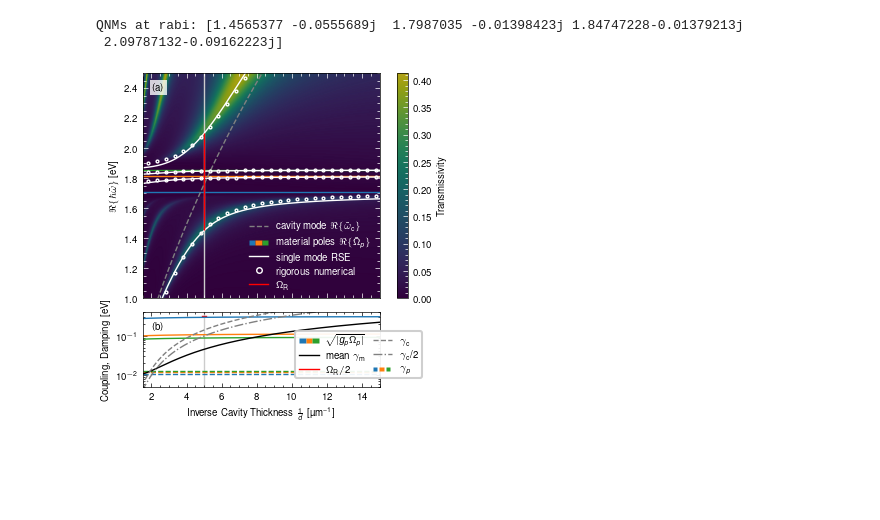
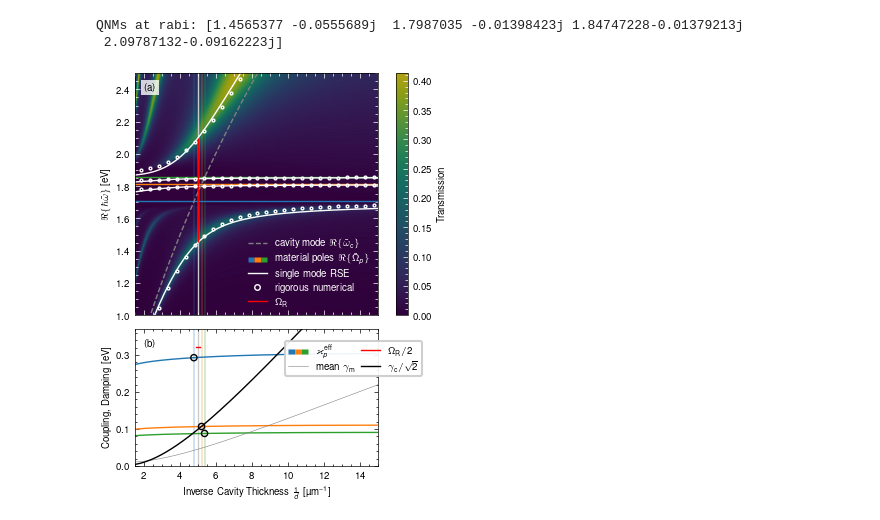
Before and after one commit to jan-david-fischbach/agsurmof, a Jupyter notebook: qnmsc/plot_figure_6.ipynb, the cells around one changed output. Drawn from its saved outputs; the diff is of its cells as text; code cells hidden in the pictures; blank space fills up the shorter version.

```diff
--- a/qnmsc/plot_figure_6.ipynb
+++ b/qnmsc/plot_figure_6.ipynb
@@ -37,6 +37,8 @@ q_rse   *= k0_to_eV
 gcoeff  *= k0_to_eV
 kcshift *= k0_to_eV
 kc      *= k0_to_eV
+# %%
+on_resonance_idx = np.argmin(np.abs(kc.real[:,None]-poles.real[None,:]), axis=0).ravel()
 # %%
 X_rse = thickness_surmof*1e6
 # %%
@@ -58,14 +60,15 @@ from qnmsc.mpl_config import MulticolorPatch, MulticolorPatchHandler
 
 inv_d = True
 Param = 1/X_rse if inv_d else X_rse
+on_resonance_param = Param[on_resonance_idx]
 
 domain = [0.7-0.7j, 5.0+0.05j]
 
-fig, axs = plt.subplots(2, 1, sharex=True, figsize=(90*mm, 90*mm), height_ratios=[3,1], constrained_layout=True)
+fig, axs = plt.subplots(2, 1, sharex=True, figsize=(90*mm, 110*mm), height_ratios=[3,1.7], constrained_layout=True)
 
 plt.sca(axs[0])
 plt.pcolormesh(1/T if inv_d else T, E, np.abs(smat['in', 'out'])**2, zorder=-2, rasterized=True, shading='gouraud', cmap=my_cmap)
-cbar = plt.colorbar(label="Transmissivity")
+cbar = plt.colorbar(label="Transmission")
 
 plt.tick_params(which='both', color="white")
 cbar.ax.tick_params(which='both', color="white")
@@ -80,22 +83,30 @@ fig, axs, om_os, Cs, param = plot_splitting(
     plot_cavity_mode=False, c_higher=[0,0,0,0], c_fundamental="white",
     plot_extracted_coupling=False, scatter_numerical=True)
 
+for ax in axs:
+  for i, on_res_p in enumerate(on_resonance_param):
+    ax.axvline(on_res_p, ls="-", color=f"C{i}", lw=0.3, zorder=-1)
 
 plt.sca(axs[1])
-plt.yscale('log')
-plt.ylim(0.005, 0.4)
+#plt.yscale('log')
+#plt.ylim(0.005, 0.4)
+kappa = np.sqrt(np.abs(gcoeff*poles))
+for i, (on_res_p, on_res_i) in enumerate(zip(on_resonance_param, on_resonance_idx)):
+  plt.scatter([on_res_p], [kappa[on_res_i, i]], color=f"C{i}", facecolor='none', edgecolor="k", zorder=3, s=20)
 
-plt.plot(Param, np.abs(np.sqrt(gcoeff*poles)))
+plt.ylim(0, 0.37)
+
+plt.plot(Param, kappa)
 # plt.plot(Param, np.sqrt(np.real(-gcoeff*poles)), color="k") # -> mostly real, but not fully -> dissipative coupling
-for i, gamma in enumerate(-poles.imag.T):
-  plt.axhline(gamma, ls="--", color=f"C{i}")
+#for i, gamma in enumerate(-poles.imag.T):
+  #plt.axhline(gamma, ls="--", color=f"C{i}")
   #plt.plot(Param, gamma, color=f"C{i}", ls="--")
 
 
-plt.plot(Param, np.mean(-q_rse.imag, axis=-1), color="k", label="mean $\gamma_\mathrm{m}$")
+plt.plot(Param, np.mean(-q_rse.imag, axis=-1), lw=0.4, color="gray", label="mean $\gamma_\mathrm{m}$")
 plt.plot([],[], color="r", label=r"$\Omega_\mathrm{R}/2$")
-plt.plot(Param, -kc.imag, "gray", ls="--", label=r"$\gamma_\mathrm{c}$")
-plt.plot(Param, -kc.imag/np.sqrt(2), "gray", ls="-.", label=r"$\gamma_\mathrm{c}$/2")
+#plt.plot(Param, -kc.imag, "gray", ls="--", label=r"$\gamma_\mathrm{c}$")
+plt.plot(Param, -kc.imag/np.sqrt(2), ls="-", color="k", label=r"$\gamma_\mathrm{c}/\sqrt{2}$")
 
 #plt.gca().get_legend().remove()
 plt.ylabel(r"Coupling, Damping [eV]")
@@ -105,10 +116,10 @@ h, l = axs[1].get_legend_handles_labels()
 
 # ------ append the multicolor legend patches
 h.insert(0, MulticolorPatch(['C0', 'C1', 'C2']))
-l.insert(0, r"$\sqrt{\left|g_p\Omega_p\right|}$")
+l.insert(0, r"$\varkappa^\mathrm{eff}_p$")
 
-h.append(MulticolorPatch(['C0', 'C1', 'C2'], width_scaling=0.7, height_scaling=0.7**2))
-l.append(r"$\gamma_p$")
+# h.append(MulticolorPatch(['C0', 'C1', 'C2'], width_scaling=0.7, height_scaling=0.7**2))
+# l.append(r"$\gamma_p$")
 
 # ---- Lock the layout here ----
 # Force layout to be computed
@@ -116,9 +127,9 @@ fig.canvas.draw()
 # Disable constrained layout (positions are now frozen)
 fig.set_constrained_layout(False)
 
-legend = plt.legend(h, l, loc="lower right", frameon=True,
+legend = plt.legend(h, l, loc="upper right", frameon=True,
       handler_map={MulticolorPatch: MulticolorPatchHandler()}, ncol=2,
-      bbox_to_anchor=(1.2, 0.05), columnspacing=0.7)
+      bbox_to_anchor=(1.2, 0.95), columnspacing=0.7)
 legend.get_frame().set_alpha(0.93)
 legend.get_frame().set_linewidth(1.5)
 
@@ -133,31 +144,31 @@ plt.plot(Param, q_rse.real, color="white")
 plt.plot(Param, kc.real, "gray", ls="--")
 
 
 plt.plot([], [], color="gray", ls="--", label=r"cavity mode $\Re\{\tilde{\omega}_\mathrm{c}\}$")
 plt.plot([], [], color="white", label="single mode RSE")
 plt.plot([], [], label="rigorous numerical", mec="white", marker="o", mfc="none", ls="none", ms=4)
 plt.plot([], [], color="r", label="$\Omega_\mathrm{R}$")
 
 # ------ get the legend-entries that are already attached to the axis
 h, l = axs[0].get_legend_handles_labels()
 
 # ------ append the multicolor legend patches
 h.insert(1, MulticolorPatch(['C0', 'C1', 'C2']))
 l.insert(1, r"material poles $\Re\{\tilde{\Omega}_p\}$")
 
 plt.legend(h, l, handler_map={MulticolorPatch: MulticolorPatchHandler()}, labelcolor="white", loc="lower right")
 
 for j, ax in enumerate(axs):
   letter = chr(ord("a")+j)
   ax.annotate(
         f" ({letter})",
         xy=(0, 1), xycoords='axes fraction',
         xytext=(+1, -1), textcoords='offset fontsize',
         fontsize='medium', verticalalignment='top', fontfamily='serif',
         bbox=dict(facecolor=(1,1,1,0.8), edgecolor='none', pad=2.0))
 
 plt.savefig("out/SMA_RSE.pdf", bbox_inches="tight")
 # %% [output]
 QNMs at rabi: [1.4565377 -0.0555689j  1.7987035 -0.01398423j 1.84747228-0.01379213j
  2.09787132-0.09162223j]
-[figure, old version]
+[figure, new version]
```
Also changed, not shown: 5 other files.
